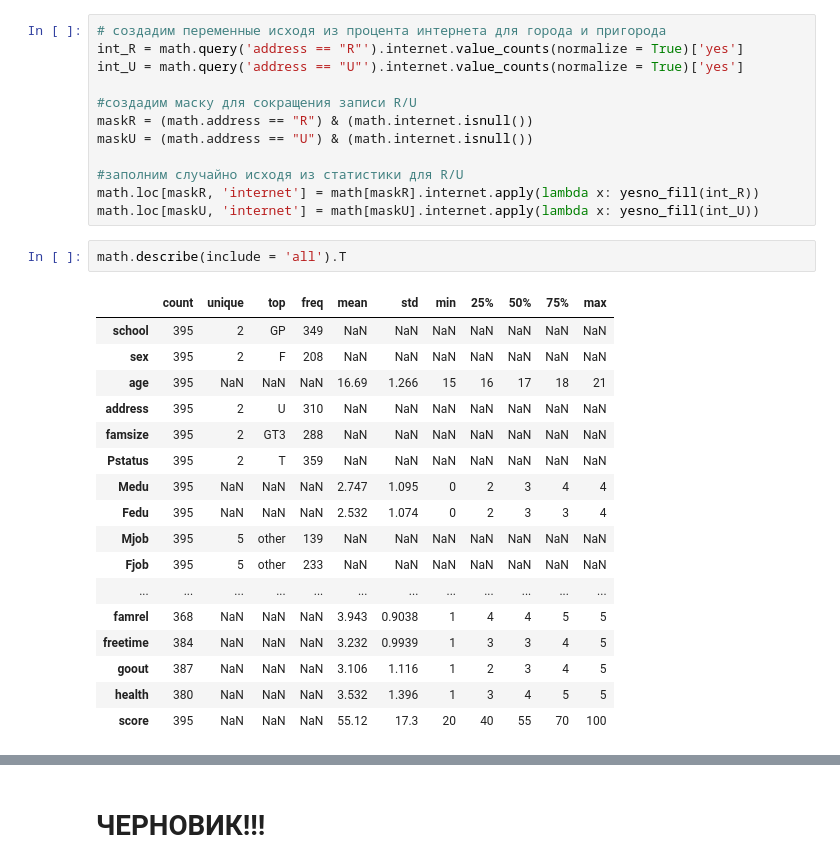
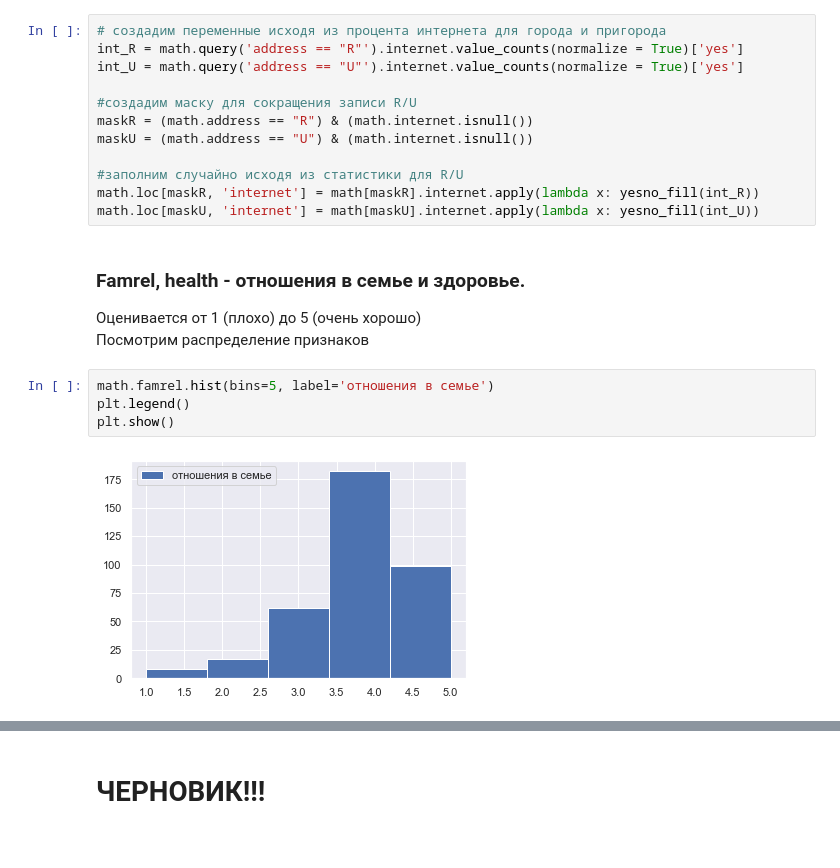
Before and after one commit to Deus99/skillfactory_rds, a Jupyter notebook: module_2/EDA_Unicef.ipynb, the cells around one changed output, grey strips where cells are left out. Drawn from its saved outputs; the diff is of its cells as text.

```diff
--- a/module_2/EDA_Unicef.ipynb
+++ b/module_2/EDA_Unicef.ipynb
@@ -893,23 +921,13 @@ maskU = (math.address == "U") & (math.internet.isnull())
 #заполним случайно исходя из статистики для R/U
 math.loc[maskR, 'internet'] = math[maskR].internet.apply(lambda x: yesno_fill(int_R))
 math.loc[maskU, 'internet'] = math[maskU].internet.apply(lambda x: yesno_fill(int_U))
-# %%
-math.describe(include = 'all').T
-# %% [output]
-|  | count | unique | top | freq | mean | std | min | 25% | 50% | 75% | max |
-| school | 395 | 2 | GP | 349 | NaN | NaN | NaN | NaN | NaN | NaN | NaN |
-| sex | 395 | 2 | F | 208 | NaN | NaN | NaN | NaN | NaN | NaN | NaN |
-| age | 395 | NaN | NaN | NaN | 16.69 | 1.266 | 15 | 16 | 17 | 18 | 21 |
-| address | 395 | 2 | U | 310 | NaN | NaN | NaN | NaN | NaN | NaN | NaN |
-| famsize | 395 | 2 | GT3 | 288 | NaN | NaN | NaN | NaN | NaN | NaN | NaN |
-| Pstatus | 395 | 2 | T | 359 | NaN | NaN | NaN | NaN | NaN | NaN | NaN |
-| Medu | 395 | NaN | NaN | NaN | 2.747 | 1.095 | 0 | 2 | 3 | 4 | 4 |
-| Fedu | 395 | NaN | NaN | NaN | 2.532 | 1.074 | 0 | 2 | 3 | 3 | 4 |
-| Mjob | 395 | 5 | other | 139 | NaN | NaN | NaN | NaN | NaN | NaN | NaN |
-| Fjob | 395 | 5 | other | 233 | NaN | NaN | NaN | NaN | NaN | NaN | NaN |
-| ... | ... | ... | ... | ... | ... | ... | ... | ... | ... | ... | ... |
-| famrel | 368 | NaN | NaN | NaN | 3.943 | 0.9038 | 1 | 4 | 4 | 5 | 5 |
-| freetime | 384 | NaN | NaN | NaN | 3.232 | 0.9939 | 1 | 3 | 3 | 4 | 5 |
-| goout | 387 | NaN | NaN | NaN | 3.106 | 1.116 | 1 | 2 | 3 | 4 | 5 |
-| health | 380 | NaN | NaN | NaN | 3.532 | 1.396 | 1 | 3 | 4 | 5 | 5 |
-| score | 395 | NaN | NaN | NaN | 55.12 | 17.3 | 20 | 40 | 55 | 70 | 100 |
+# %% [markdown]
+### Famrel, health - отношения в семье и здоровье.
+Оценивается от 1 (плохо) до 5 (очень хорошо)
+Посмотрим распределение признаков
+# %%
+math.famrel.hist(bins=5, label='отношения в семье')
+plt.legend()
+plt.show()
+# %% [output]
+[figure, added]
```
Also changed, not shown: parts of 29 cells of this notebook.
